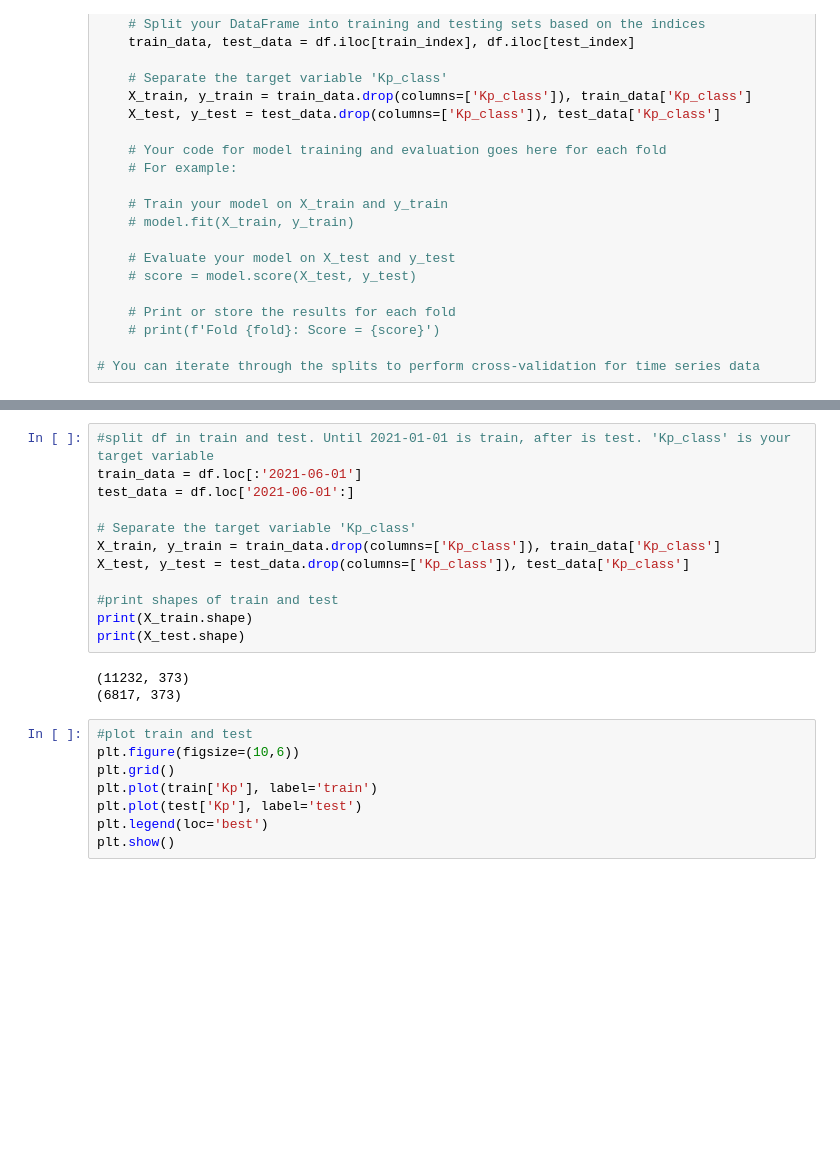
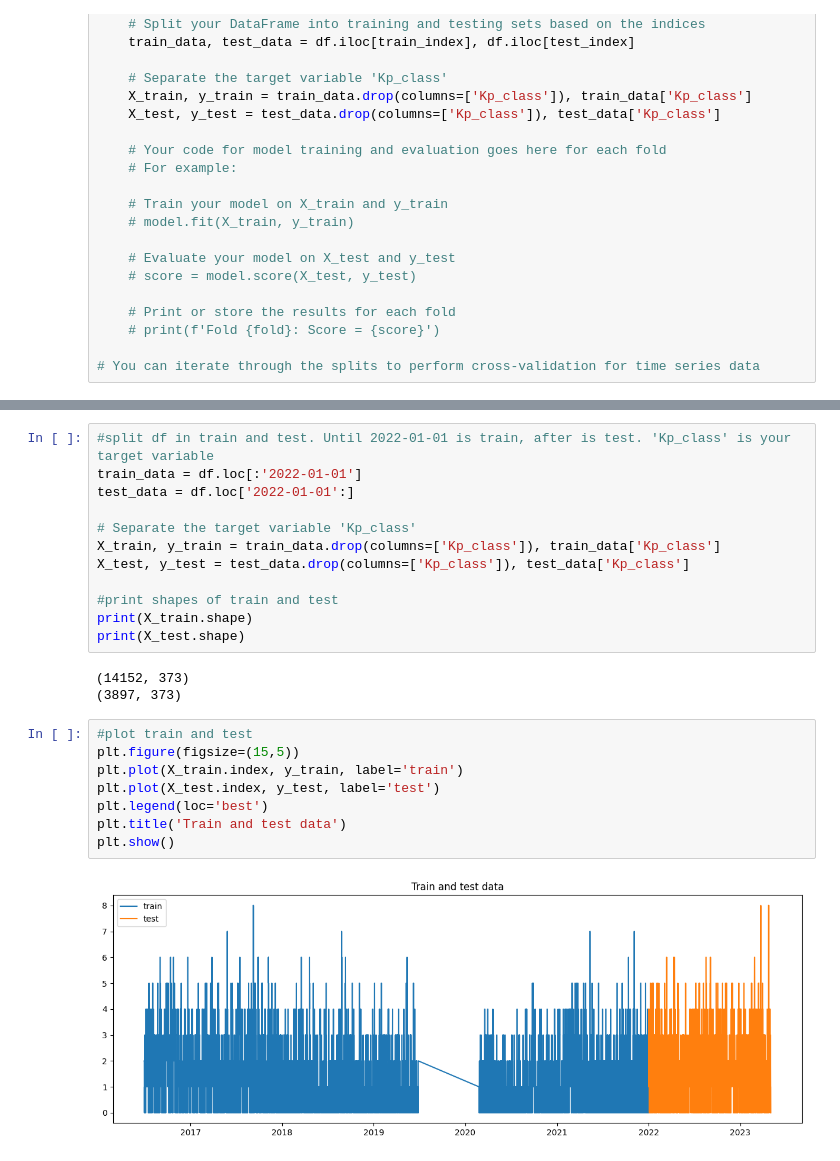
Before and after one commit to fonsofhervella/spaceapps_datathon, a Jupyter notebook: lstm_dscover.ipynb, the cells around one changed output, grey strips where cells are left out. Drawn from its saved outputs; the diff is of its cells as text; blank space fills up the shorter version.

```diff
--- a/lstm_dscover.ipynb
+++ b/lstm_dscover.ipynb
@@ -124,7 +136,7 @@ We take until 2021 as train and after 2021 as test, approximately 80-20% approac
 # %%
-#split df in train and test. Until 2021-01-01 is train, after is test. 'Kp_class' is your target variable
-train_data = df.loc[:'2021-06-01']
-test_data = df.loc['2021-06-01':]
+#split df in train and test. Until 2022-01-01 is train, after is test. 'Kp_class' is your target variable
+train_data = df.loc[:'2022-01-01']
+test_data = df.loc['2022-01-01':]
 
 # Separate the target variable 'Kp_class'
 X_train, y_train = train_data.drop(columns=['Kp_class']), train_data['Kp_class']
@@ -134,13 +146,15 @@ X_test, y_test = test_data.drop(columns=['Kp_class']), test_data['Kp_class']
 print(X_train.shape)
 print(X_test.shape)
 # %% [output]
-(11232, 373)
-(6817, 373)
+(14152, 373)
+(3897, 373)
 # %%
 #plot train and test
-plt.figure(figsize=(10,6))
-plt.grid()
-plt.plot(train['Kp'], label='train')
-plt.plot(test['Kp'], label='test')
+plt.figure(figsize=(15,5))
+plt.plot(X_train.index, y_train, label='train')
+plt.plot(X_test.index, y_test, label='test')
 plt.legend(loc='best')
+plt.title('Train and test data')
 plt.show()
+# %% [output]
+[figure, added]
```
Also changed, not shown: parts of 3 cells of this notebook.
